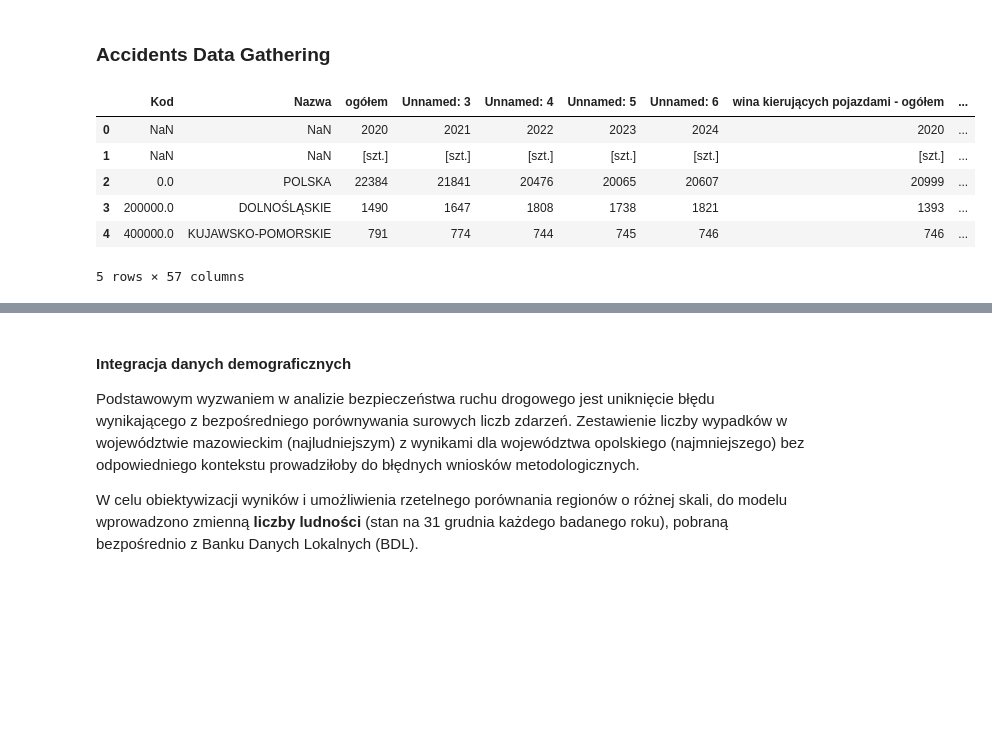
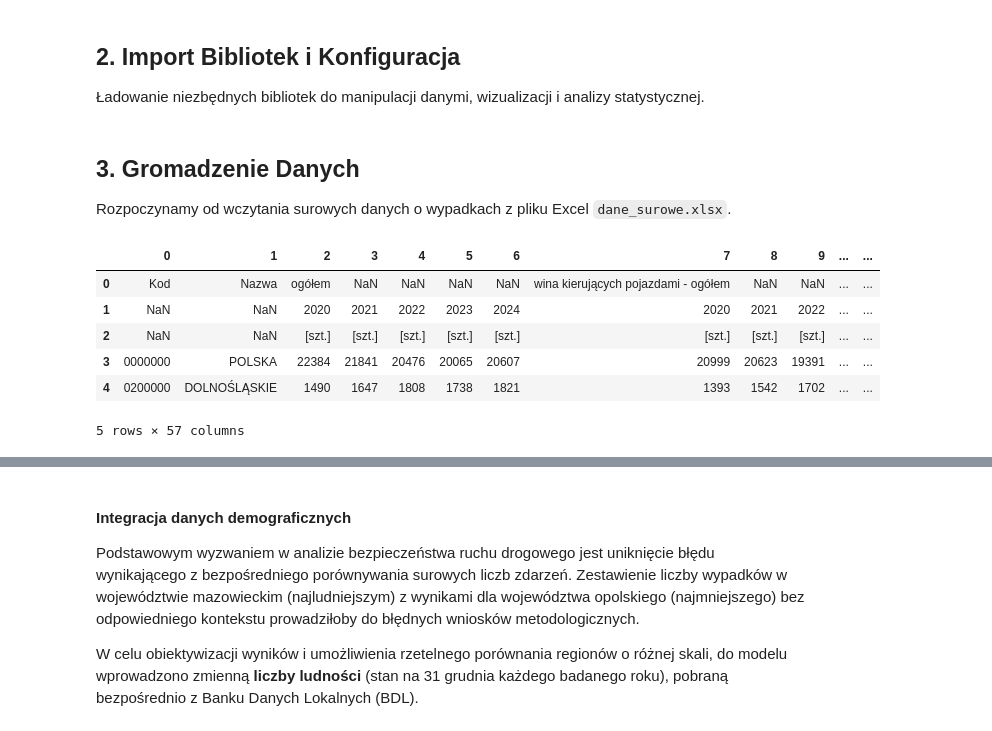
Before and after one commit to wiktoria-gliniecka/ggplotki, a Jupyter notebook: projekt_ggplotki.ipynb, the cells around one changed output, grey strips where cells are left out. Saved outputs shown, nothing was run; the diff lists cells and outputs as text; code cells hidden in the pictures; blank space fills up the shorter version.

```diff
--- a/projekt_ggplotki.ipynb
+++ b/projekt_ggplotki.ipynb
@@ -13 +15,5 @@ Note: you may need to restart the kernel to use updated packages.
+# %% [markdown]
+
+## 2. Import Bibliotek i Konfiguracja
+Ładowanie niezbędnych bibliotek do manipulacji danymi, wizualizacji i analizy statystycznej.
 # %%
@@ -34,19 +42,21 @@ warnings.simplefilter(action='ignore', category=PendingDeprecationWarning)
-# %% [markdown]
-### Accidents Data Gathering
+# %% [markdown]
+
+## 3. Gromadzenie Danych
+Rozpoczynamy od wczytania surowych danych o wypadkach z pliku Excel `dane_surowe.xlsx`.
 # %%
 # Nazwa pliku Excel (może być ścieżka względna do folderu roboczego)
 dane = 'dane_surowe.xlsx'
 
 # Wczytanie całego pliku do DataFrame
-df = pd.read_excel(dane, engine='openpyxl')
+df = pd.read_excel(dane, engine='openpyxl', header=None)
 
 # Wyświetlenie pierwszych wierszy
 df.head()
 # %% [output]
-|  | Kod | Nazwa | ogółem | Unnamed: 3 | Unnamed: 4 | Unnamed: 5 | Unnamed: 6 | wina kierujących pojazdami - ogółem | ... |
-| 0 | NaN | NaN | 2020 | 2021 | 2022 | 2023 | 2024 | 2020 | ... |
-| 1 | NaN | NaN | [szt.] | [szt.] | [szt.] | [szt.] | [szt.] | [szt.] | ... |
-| 2 | 0.0 | POLSKA | 22384 | 21841 | 20476 | 20065 | 20607 | 20999 | ... |
-| 3 | 200000.0 | DOLNOŚLĄSKIE | 1490 | 1647 | 1808 | 1738 | 1821 | 1393 | ... |
-| 4 | 400000.0 | KUJAWSKO-POMORSKIE | 791 | 774 | 744 | 745 | 746 | 746 | ... |
+|  | 0 | 1 | 2 | 3 | 4 | 5 | 6 | 7 | 8 | 9 | ... | ... |
+| 0 | Kod | Nazwa | ogółem | NaN | NaN | NaN | NaN | wina kierujących pojazdami - ogółem | NaN | NaN | ... | ... |
+| 1 | NaN | NaN | 2020 | 2021 | 2022 | 2023 | 2024 | 2020 | 2021 | 2022 | ... | ... |
+| 2 | NaN | NaN | [szt.] | [szt.] | [szt.] | [szt.] | [szt.] | [szt.] | [szt.] | [szt.] | ... | ... |
+| 3 | 0000000 | POLSKA | 22384 | 21841 | 20476 | 20065 | 20607 | 20999 | 20623 | 19391 | ... | ... |
+| 4 | 0200000 | DOLNOŚLĄSKIE | 1490 | 1647 | 1808 | 1738 | 1821 | 1393 | 1542 | 1702 | ... | ... |
 5 rows × 57 columns
```
Also changed, not shown: parts of 99 cells of this notebook, 1 other file.
